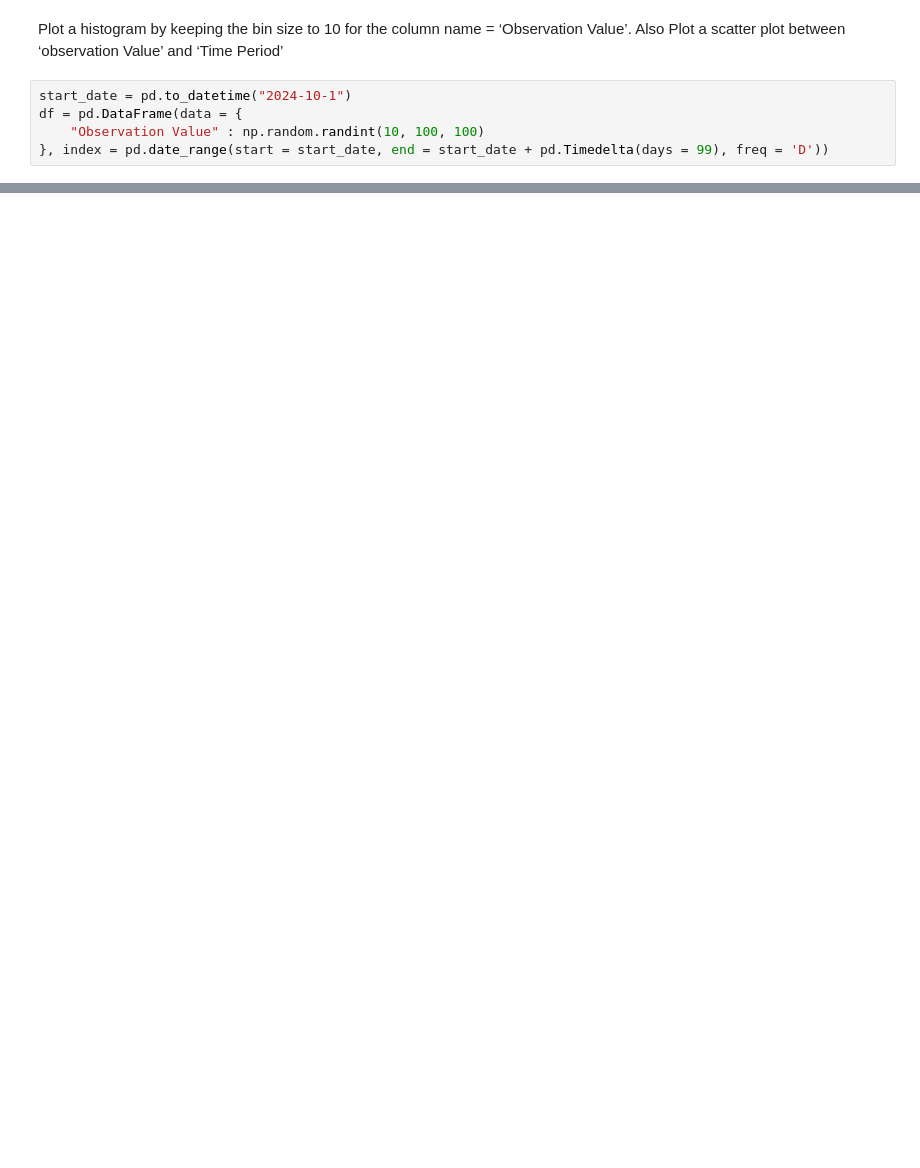
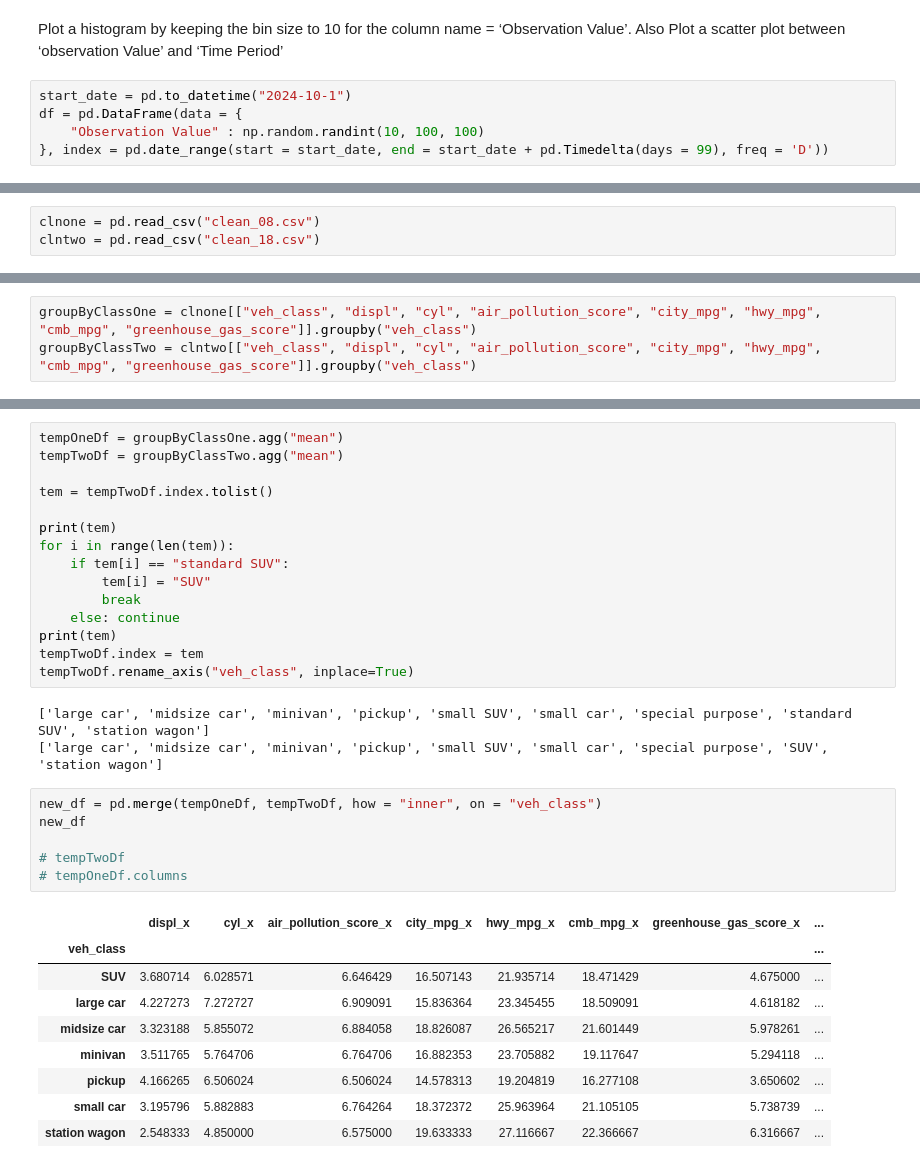
Before and after one commit to Dhruvapatil0202/C-DAC-, a Jupyter notebook: Data_Analytics/Assignments/DA_Assignment_9.ipynb, the cells around one changed output, grey strips where cells are left out. Cells and saved outputs as stored; diff of their text form; blank space fills up the shorter version.

```diff
--- a/Data_Analytics/Assignments/DA_Assignment_9.ipynb
+++ b/Data_Analytics/Assignments/DA_Assignment_9.ipynb
@@ -171,0 +824,3 @@ plt.show()
+# %%
+clnone = pd.read_csv("clean_08.csv")
+clntwo = pd.read_csv("clean_18.csv")
@@ -171,0 +956,3 @@ plt.show()
+# %%
+groupByClassOne = clnone[["veh_class", "displ", "cyl", "air_pollution_score", "city_mpg", "hwy_mpg", "cmb_mpg", "greenhouse_gas_score"]].groupby("veh_class")
+groupByClassTwo = clntwo[["veh_class", "displ", "cyl", "air_pollution_score", "city_mpg", "hwy_mpg", "cmb_mpg", "greenhouse_gas_score"]].groupby("veh_class")
@@ -171,0 +972,34 @@ plt.show()
+# %%
+tempOneDf = groupByClassOne.agg("mean")
+tempTwoDf = groupByClassTwo.agg("mean")
+
+tem = tempTwoDf.index.tolist()
+
+print(tem)
+for i in range(len(tem)):
+    if tem[i] == "standard SUV":
+        tem[i] = "SUV"
+        break
+    else: continue
+print(tem)
+tempTwoDf.index = tem
+tempTwoDf.rename_axis("veh_class", inplace=True)
+# %% [output]
+['large car', 'midsize car', 'minivan', 'pickup', 'small SUV', 'small car', 'special purpose', 'standard SUV', 'station wagon']
+['large car', 'midsize car', 'minivan', 'pickup', 'small SUV', 'small car', 'special purpose', 'SUV', 'station wagon']
+# %%
+new_df = pd.merge(tempOneDf, tempTwoDf, how = "inner", on = "veh_class")
+new_df
+
+# tempTwoDf
+# tempOneDf.columns
+# %% [output]
+|  | displ_x | cyl_x | air_pollution_score_x | city_mpg_x | hwy_mpg_x | cmb_mpg_x | greenhouse_gas_score_x | ... |
+| veh_class |  |  |  |  |  |  |  | ... |
+| SUV | 3.680714 | 6.028571 | 6.646429 | 16.507143 | 21.935714 | 18.471429 | 4.675000 | ... |
+| large car | 4.227273 | 7.272727 | 6.909091 | 15.836364 | 23.345455 | 18.509091 | 4.618182 | ... |
+| midsize car | 3.323188 | 5.855072 | 6.884058 | 18.826087 | 26.565217 | 21.601449 | 5.978261 | ... |
+| minivan | 3.511765 | 5.764706 | 6.764706 | 16.882353 | 23.705882 | 19.117647 | 5.294118 | ... |
+| pickup | 4.166265 | 6.506024 | 6.506024 | 14.578313 | 19.204819 | 16.277108 | 3.650602 | ... |
+| small car | 3.195796 | 5.882883 | 6.764264 | 18.372372 | 25.963964 | 21.105105 | 5.738739 | ... |
+| station wagon | 2.548333 | 4.850000 | 6.575000 | 19.633333 | 27.116667 | 22.366667 | 6.316667 | ... |
```
Also changed, not shown: parts of 60 cells of this notebook, 12 other files.
